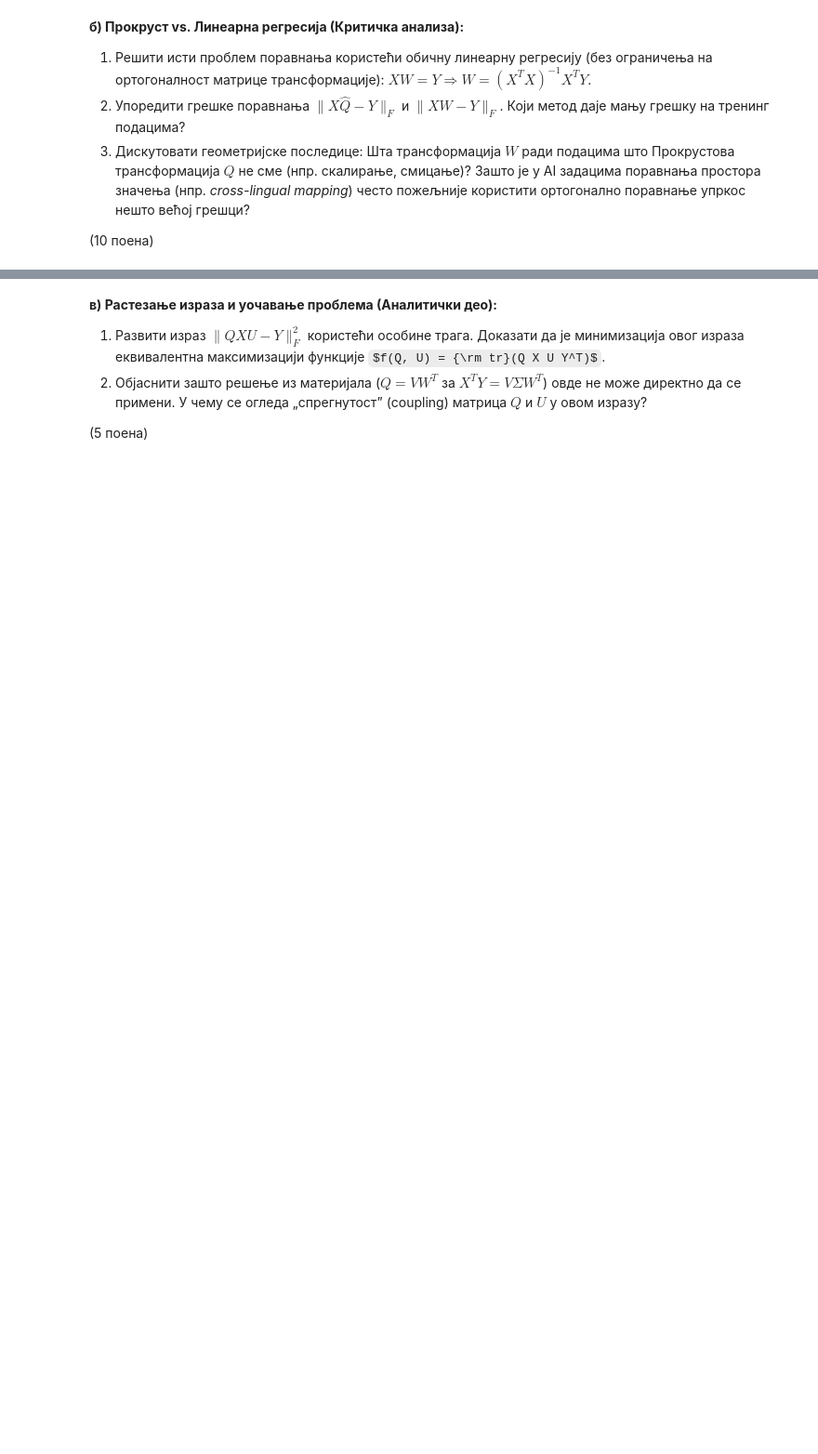
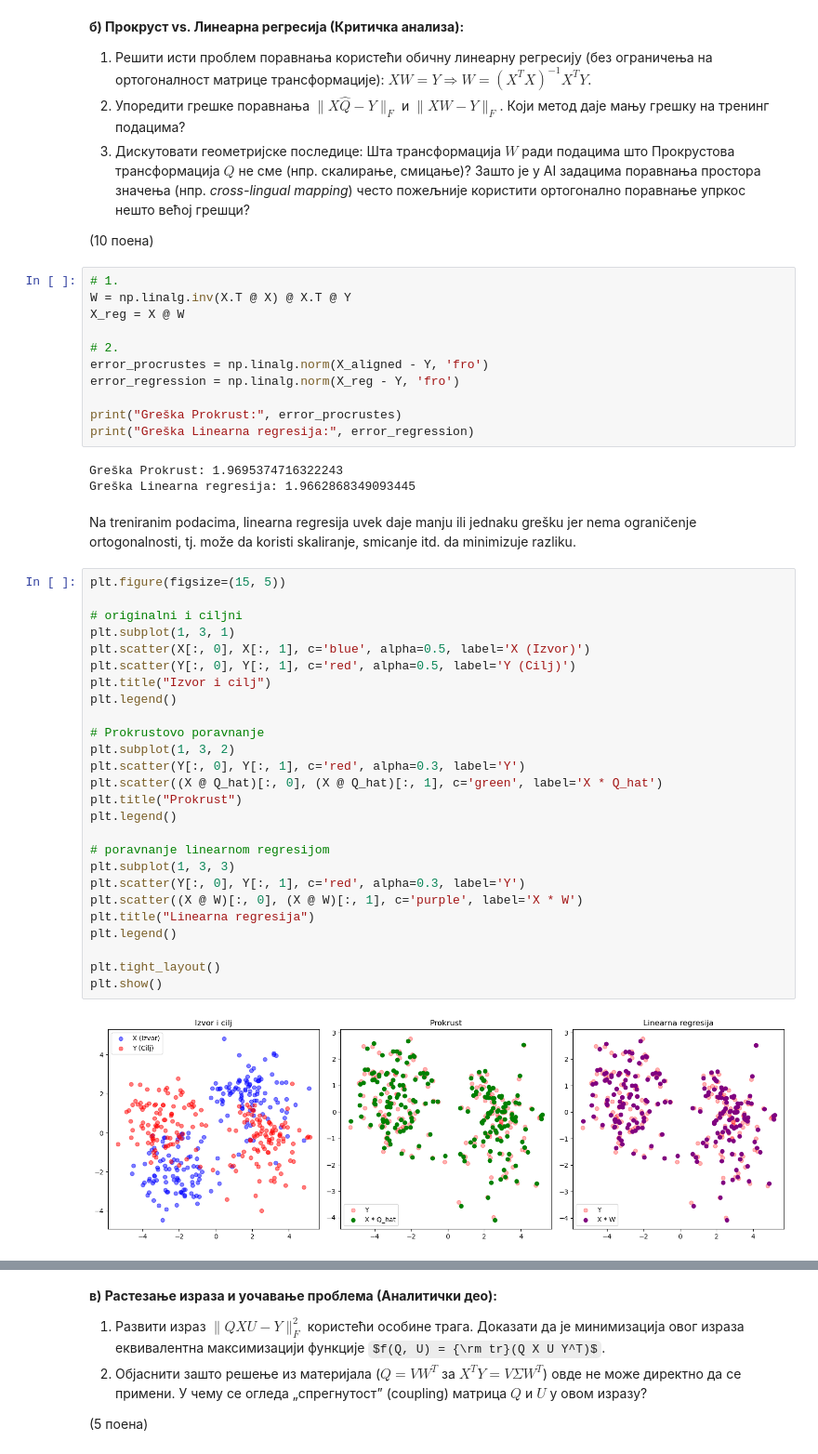
Before and after one commit to paunovicjovan/mathematical-methods-for-machine-learning, a Jupyter notebook: Homeworks/06Domaci_Jovan_Paunovic.ipynb, the cells around one changed output, grey strips where cells are left out. Shown at 93% size. Cells and saved outputs as stored; diff of their text form; some formulas as TeX source; blank space fills up the shorter version.

```diff
--- a/Homeworks/06Domaci_Jovan_Paunovic.ipynb
+++ b/Homeworks/06Domaci_Jovan_Paunovic.ipynb
@@ -676,3 +733,47 @@ Dodavanje konstante $\lambda$ geometrijski deluje tako što disproporcionalno po
 3. Дискутовати геометријске последице: Шта трансформација $W$ ради подацима што Прокрустова трансформација $Q$ не сме (нпр. скалирање, смицање)? Зашто је у AI задацима поравнања простора значења (нпр. *cross-lingual mapping*) често пожељније користити ортогонално поравнање упркос нешто већој грешци?
 
 (10 поена)
+# %%
+# 1.
+W = np.linalg.inv(X.T @ X) @ X.T @ Y
+X_reg = X @ W
+
+# 2.
+error_procrustes = np.linalg.norm(X_aligned - Y, 'fro')
+error_regression = np.linalg.norm(X_reg - Y, 'fro')
+
+print("Greška Prokrust:", error_procrustes)
+print("Greška Linearna regresija:", error_regression)
+# %% [output]
+Greška Prokrust: 1.9695374716322243
+Greška Linearna regresija: 1.9662868349093445
+# %% [markdown]
+Na treniranim podacima, linearna regresija uvek daje manju ili jednaku grešku jer nema ograničenje ortogonalnosti, tj. može da koristi skaliranje, smicanje itd. da minimizuje razliku.
+# %%
+plt.figure(figsize=(15, 5))
+
+# originalni i ciljni
+plt.subplot(1, 3, 1)
+plt.scatter(X[:, 0], X[:, 1], c='blue', alpha=0.5, label='X (Izvor)')
+plt.scatter(Y[:, 0], Y[:, 1], c='red', alpha=0.5, label='Y (Cilj)')
+plt.title("Izvor i cilj")
+plt.legend()
+
+# Prokrustovo poravnanje
+plt.subplot(1, 3, 2)
+plt.scatter(Y[:, 0], Y[:, 1], c='red', alpha=0.3, label='Y')
+plt.scatter((X @ Q_hat)[:, 0], (X @ Q_hat)[:, 1], c='green', label='X * Q_hat')
+plt.title("Prokrust")
+plt.legend()
+
+# poravnanje linearnom regresijom
+plt.subplot(1, 3, 3)
+plt.scatter(Y[:, 0], Y[:, 1], c='red', alpha=0.3, label='Y')
+plt.scatter((X @ W)[:, 0], (X @ W)[:, 1], c='purple', label='X * W')
+plt.title("Linearna regresija")
+plt.legend()
+
+plt.tight_layout()
+plt.show()
+# %% [output]
+[figure, added]
```
Also changed, not shown: parts of 4 cells of this notebook.
